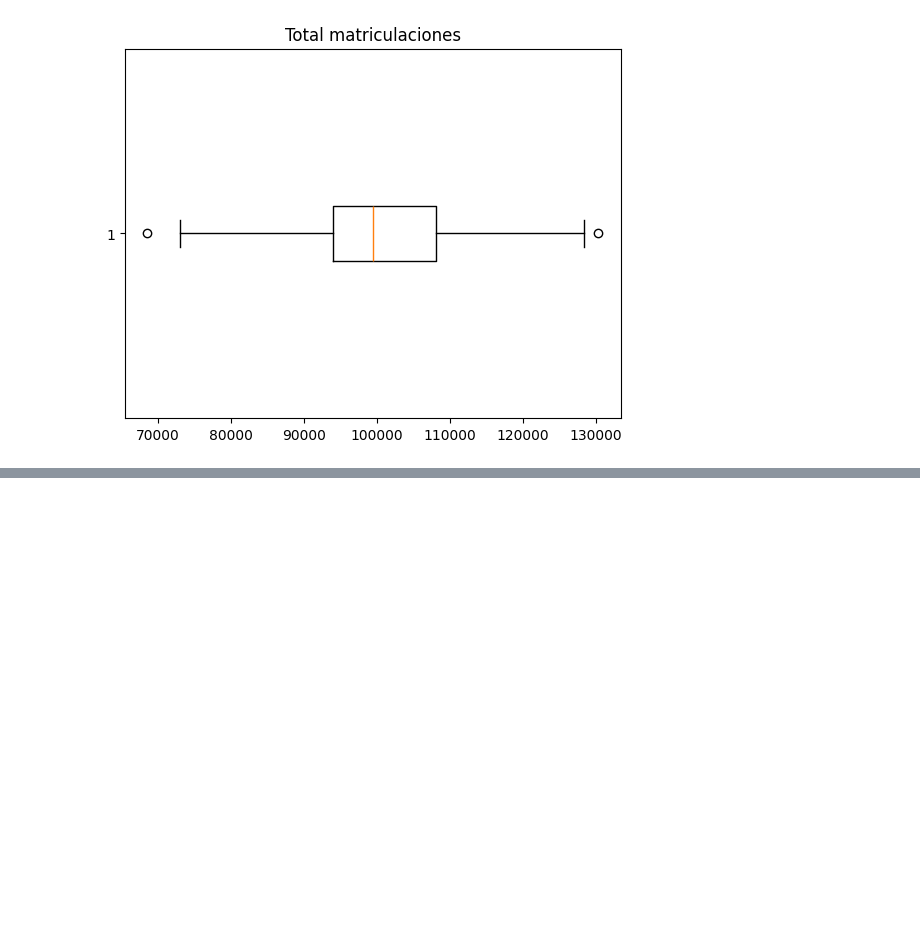
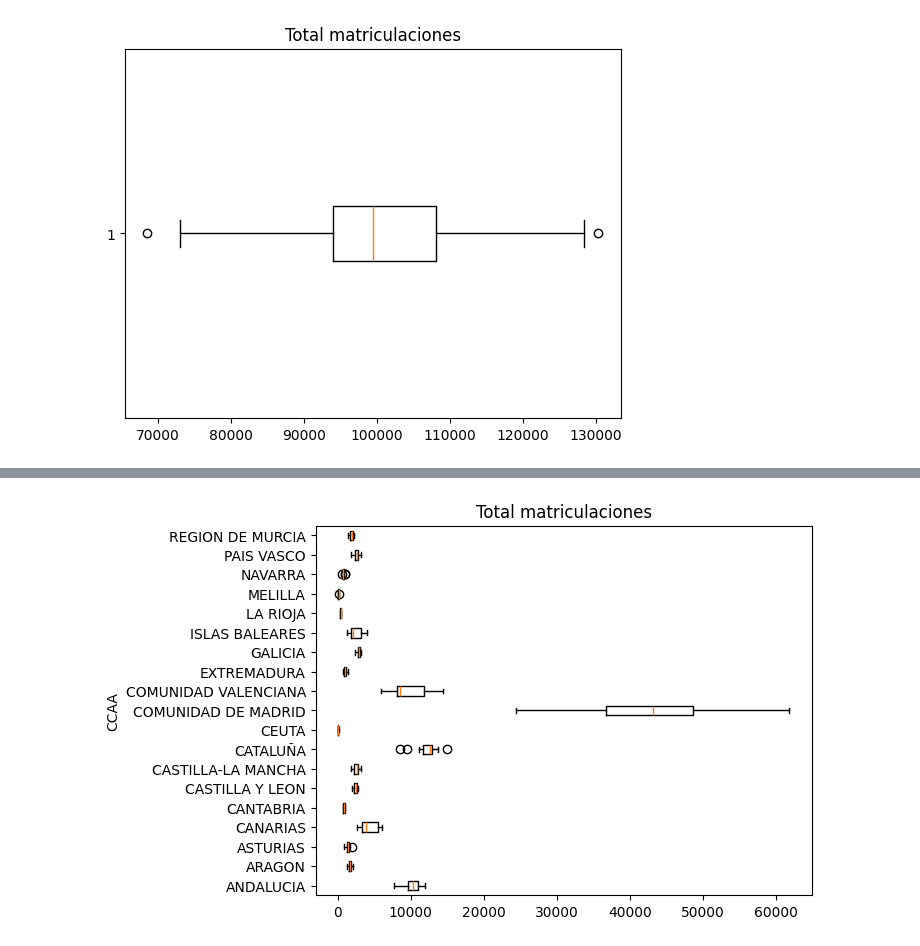
Before and after one commit to fpaniaguapython/SANBLAS_202609_IFCD0011, a Jupyter notebook: Módulo 3 - Ejercicios/15_Matriculaciones/SANBLAS_202609_015_Ejercicio_boxplot.ipynb, the cells around one changed output, grey strips where cells are left out. Cells and saved outputs as stored; diff of their text form; code cells hidden in the pictures; blank space fills up the shorter version.

```diff
--- a/Módulo 3 - Ejercicios/15_Matriculaciones/SANBLAS_202609_015_Ejercicio_boxplot.ipynb
+++ b/Módulo 3 - Ejercicios/15_Matriculaciones/SANBLAS_202609_015_Ejercicio_boxplot.ipynb
@@ -60,15 +69,18 @@ plt.show()
 # %%
 # Por comunidades
 
 plt.boxplot(datos.T.iloc[1:,1:], orientation='horizontal')
 plt.title("Total matriculaciones")
 plt.ylabel("CCAA")
 
+posiciones_yticks = range(1, len(datos))
 plt.yticks(
-    range(1, len(datos.iloc[1:]) + 1), # Posiciones
+    range(1, len(datos)), # Posiciones
     datos.iloc[1:, 0] # Valores
 )
 
 plt.show()
+# %% [output]
+[figure, added]
 # %%
 datos.head()
```
Also changed, not shown: parts of 5 cells of this notebook, 1 other file.
